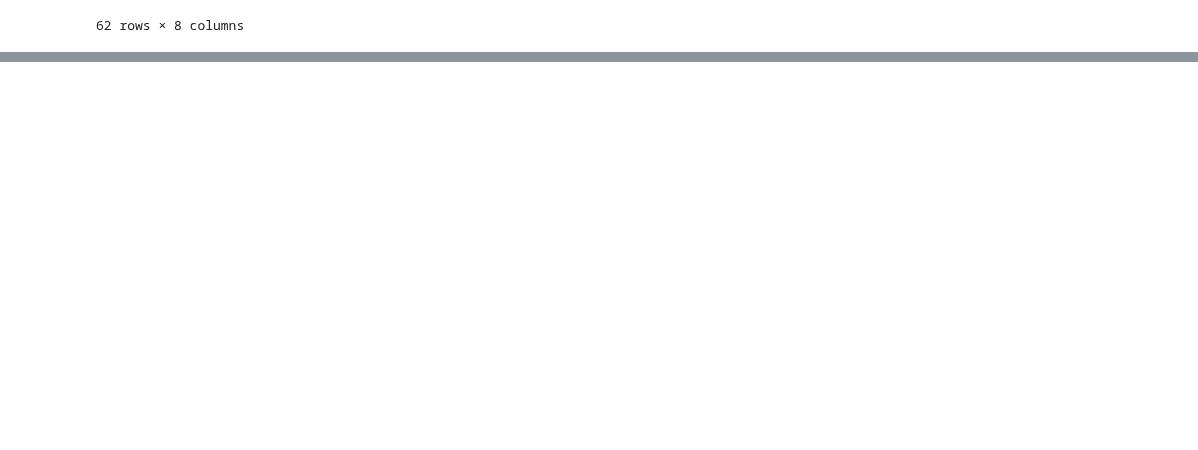
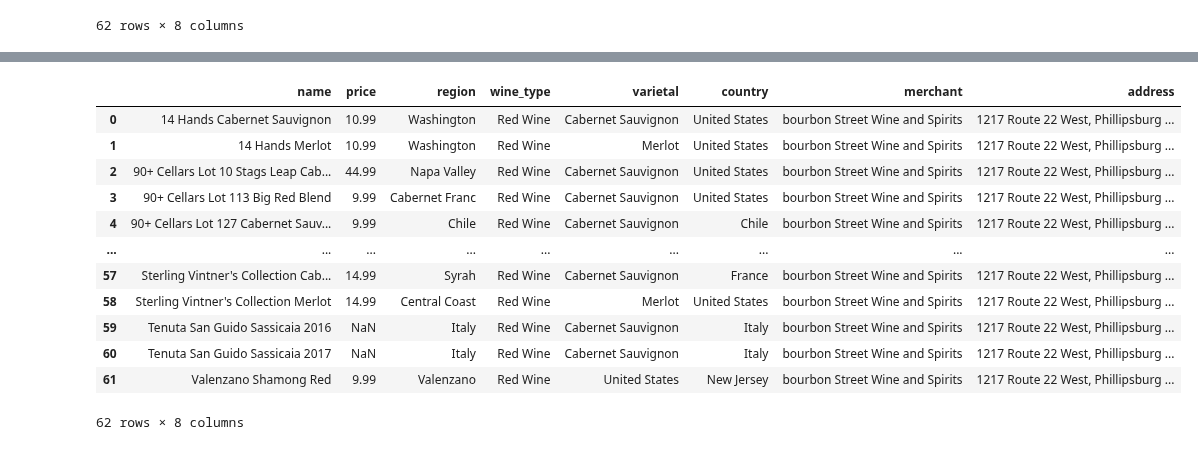
Before and after one commit to MersedehSP/Wine_ETL, a Jupyter notebook: bourbon_street_red.ipynb, the cells around one changed output, grey strips where cells are left out. Cells and saved outputs as stored; diff of their text form; code cells hidden in the pictures; blank space fills up the shorter version.

```diff
--- a/bourbon_street_red.ipynb
+++ b/bourbon_street_red.ipynb
@@ -157,0 +164,28 @@ browser.find_by_tag("table").find_by_tag('a')[0].html
+# %%
+wine_df["country"].replace({"California":"United States",
+                                "Zinfandel":"United States",
+                                "Carmenere":"Chile",
+                                "Grenache":"France",
+                                "Merlot":"France",
+                                "Petite Sirah":"United States",
+                                "Cabernet Sauvignon":"United States",
+                                "Syrah":"Chile",
+                                "Tuscany":"Italy",
+                                "Cabernet Franc":"Italy"
+                                }, inplace=True)
+
+wine_df
+# %% [output]
+|  | name | price | region | wine_type | varietal | country | merchant | address |
+| 0 | 14 Hands Cabernet Sauvignon | 10.99 | Washington | Red Wine | Cabernet Sauvignon | United States | bourbon Street Wine and Spirits | 1217 Route 22 West, Phillipsburg ... |
+| 1 | 14 Hands Merlot | 10.99 | Washington | Red Wine | Merlot | United States | bourbon Street Wine and Spirits | 1217 Route 22 West, Phillipsburg ... |
+| 2 | 90+ Cellars Lot 10 Stags Leap Cab... | 44.99 | Napa Valley | Red Wine | Cabernet Sauvignon | United States | bourbon Street Wine and Spirits | 1217 Route 22 West, Phillipsburg ... |
+| 3 | 90+ Cellars Lot 113 Big Red Blend | 9.99 | Cabernet Franc | Red Wine | Cabernet Sauvignon | United States | bourbon Street Wine and Spirits | 1217 Route 22 West, Phillipsburg ... |
+| 4 | 90+ Cellars Lot 127 Cabernet Sauv... | 9.99 | Chile | Red Wine | Cabernet Sauvignon | Chile | bourbon Street Wine and Spirits | 1217 Route 22 West, Phillipsburg ... |
+| ... | ... | ... | ... | ... | ... | ... | ... | ... |
+| 57 | Sterling Vintner's Collection Cab... | 14.99 | Syrah | Red Wine | Cabernet Sauvignon | France | bourbon Street Wine and Spirits | 1217 Route 22 West, Phillipsburg ... |
+| 58 | Sterling Vintner's Collection Merlot | 14.99 | Central Coast | Red Wine | Merlot | United States | bourbon Street Wine and Spirits | 1217 Route 22 West, Phillipsburg ... |
+| 59 | Tenuta San Guido Sassicaia 2016 | NaN | Italy | Red Wine | Cabernet Sauvignon | Italy | bourbon Street Wine and Spirits | 1217 Route 22 West, Phillipsburg ... |
+| 60 | Tenuta San Guido Sassicaia 2017 | NaN | Italy | Red Wine | Cabernet Sauvignon | Italy | bourbon Street Wine and Spirits | 1217 Route 22 West, Phillipsburg ... |
+| 61 | Valenzano Shamong Red | 9.99 | Valenzano | Red Wine | United States | New Jersey | bourbon Street Wine and Spirits | 1217 Route 22 West, Phillipsburg ... |
+62 rows × 8 columns
```
Also changed, not shown: parts of 7 cells of this notebook, 1 other file.
